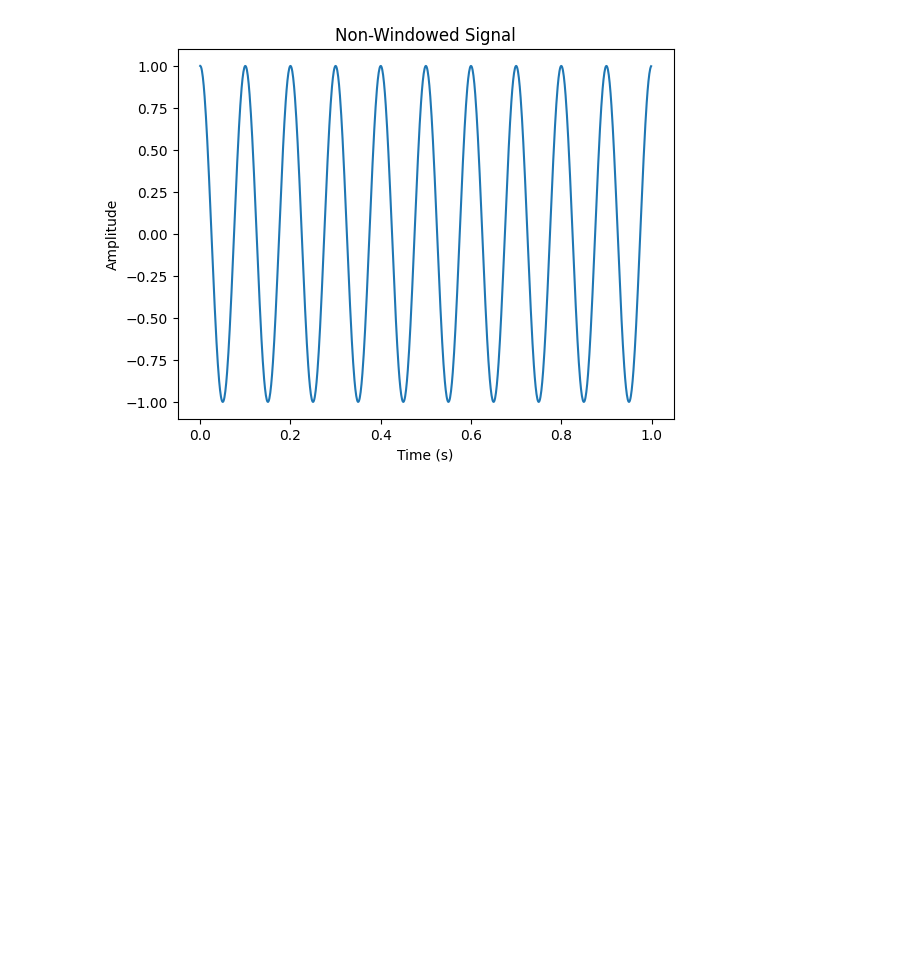
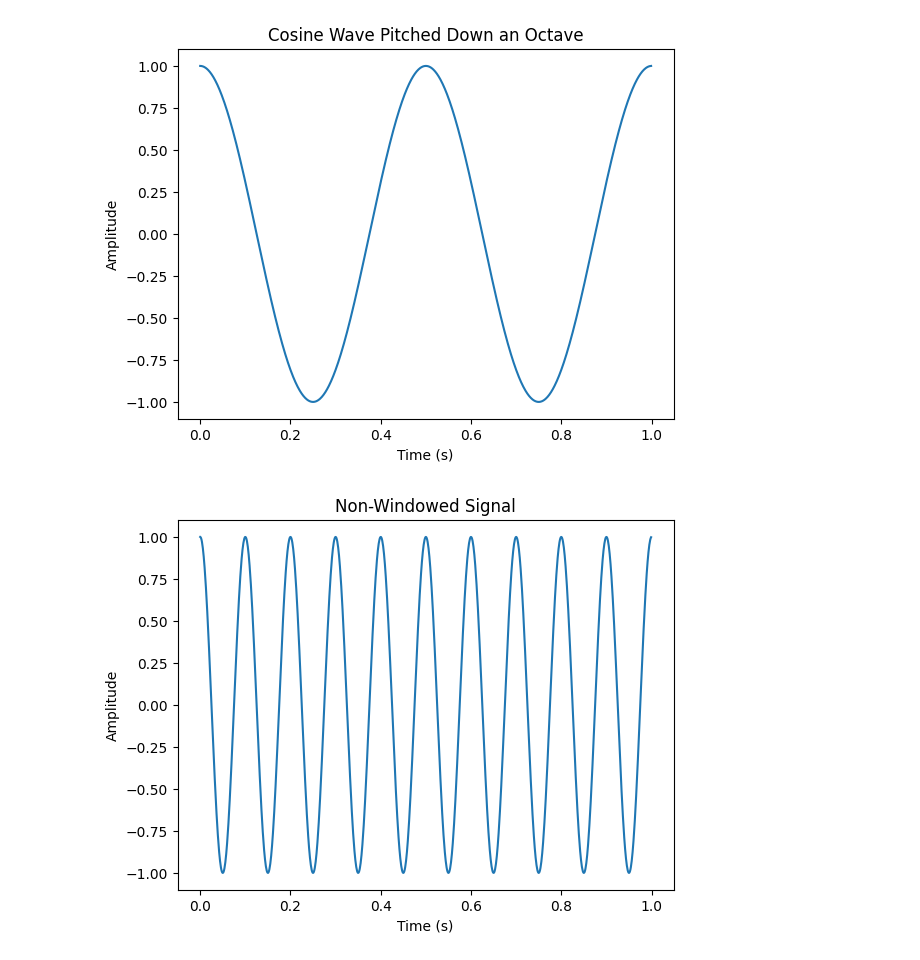
Before and after one commit to samsmith00/junior-IS, a Jupyter notebook: pythonScripts/hanningWindow.ipynb, the cells around one changed output. Saved outputs shown, nothing was run; the diff lists cells and outputs as text; code cells hidden in the pictures; blank space fills up the shorter version.

```diff
--- a/pythonScripts/hanningWindow.ipynb
+++ b/pythonScripts/hanningWindow.ipynb
@@ -4,3 +32,19 @@ import matplotlib.pyplot as plt
+# %%
+f = 4
+N = 1024
+fs = 1024
+
+t = np.arange(N) / fs
+
+y = np.cos(2 * np.pi * f*.5* t)
+
+plt.plot(t, y)
+plt.title("Cosine Wave Pitched Down an Octave")
+plt.xlabel("Time (s)")
+plt.ylabel("Amplitude")
+plt.show()
+# %% [output]
+[figure, added]
 # %%
 
 f = 10
```
Also changed, not shown: parts of 1 cell of this notebook, 3 other files.
